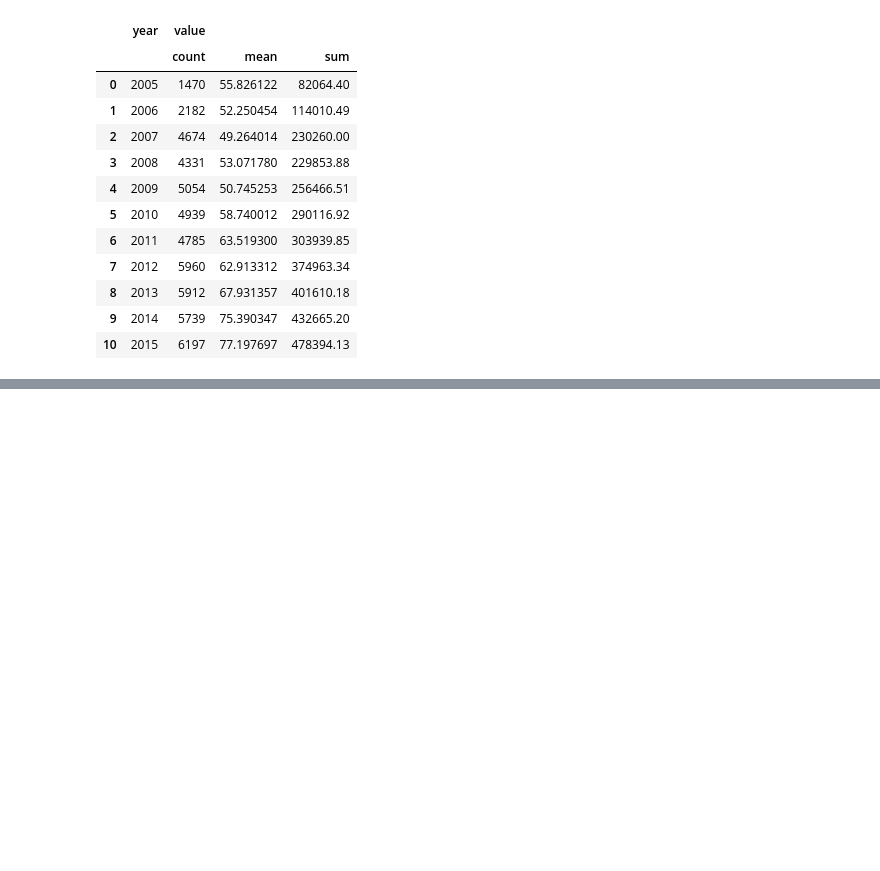
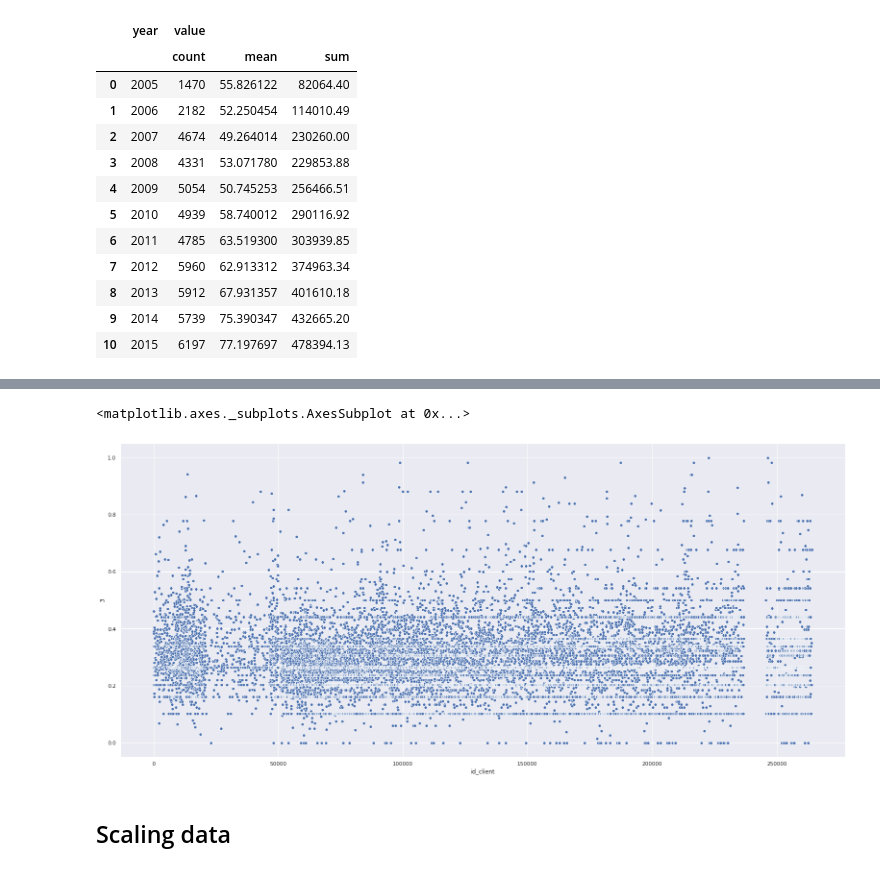
Before and after one commit to franciscofijamo/marketing_anaytics_01, a Jupyter notebook: marketing_analytics_01.ipynb, the cells around one changed output, grey strips where cells are left out. Cells and saved outputs as stored; diff of their text form; code cells hidden in the pictures; blank space fills up the shorter version.

```diff
--- a/marketing_analytics_01.ipynb
+++ b/marketing_analytics_01.ipynb
@@ -111,0 +199,3 @@ df.groupby('year')\
+# %%
+# copy agregation client as a df2
+df2 = agregation_clients.copy()
@@ -111,0 +216,8 @@ df.groupby('year')\
+# %%
+
+sns.scatterplot(x ='id_client', y = 3, data =  df2)
+# %% [output]
+<matplotlib.axes._subplots.AxesSubplot at 0x...>
+[figure, added]
+# %% [markdown]
+## Scaling data
```
Also changed, not shown: parts of 23 cells of this notebook.
